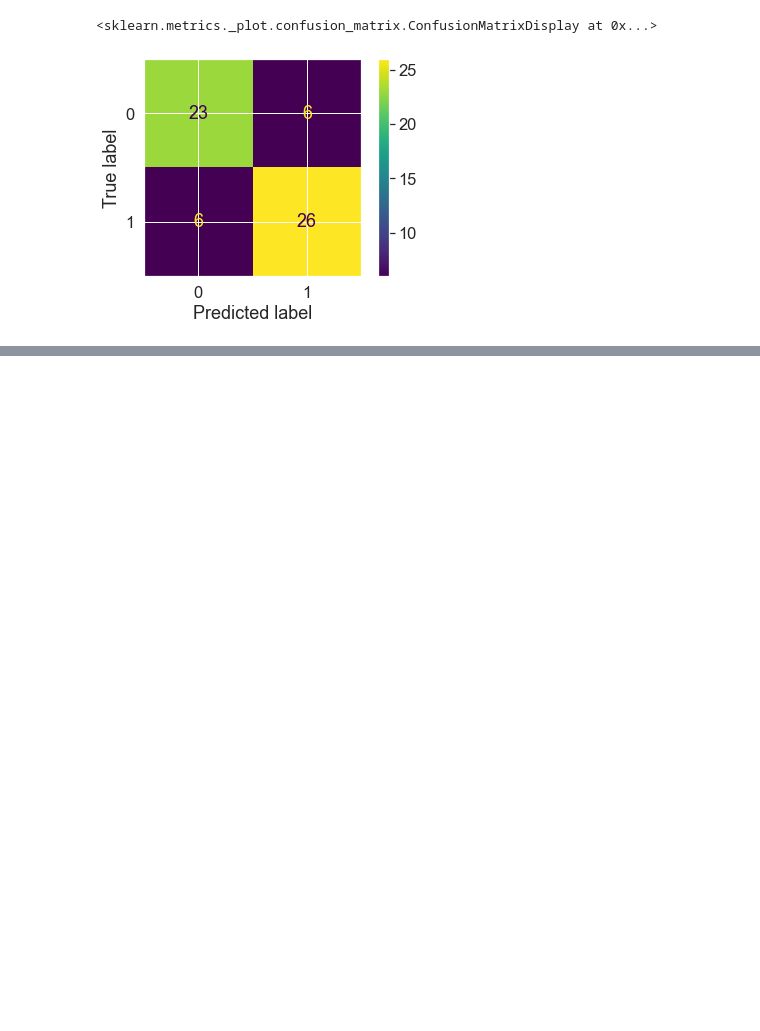
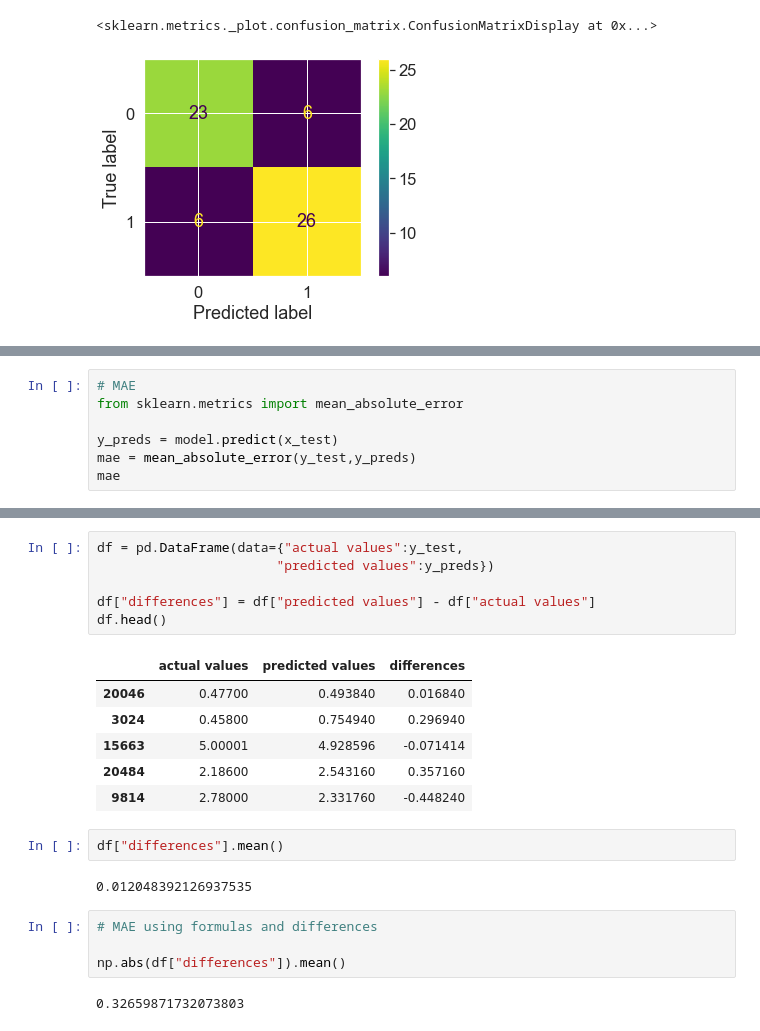
Before and after one commit to cwg7/Scikit-learn-Overview, a Jupyter notebook: Scikit-learn_Overview.ipynb, the cells around one changed output, grey strips where cells are left out. Drawn from its saved outputs; the diff is of its cells as text; blank space fills up the shorter version.

```diff
--- a/Scikit-learn_Overview.ipynb
+++ b/Scikit-learn_Overview.ipynb
@@ -1390,0 +1397,7 @@ r2_score(y_test,y_test)
+# %%
+# MAE
+from sklearn.metrics import mean_absolute_error
+
+y_preds = model.predict(x_test)
+mae = mean_absolute_error(y_test,y_preds)
+mae
@@ -1390,0 +1426,23 @@ r2_score(y_test,y_test)
+# %%
+df = pd.DataFrame(data={"actual values":y_test,
+                       "predicted values":y_preds})
+
+df["differences"] = df["predicted values"] - df["actual values"]
+df.head()
+# %% [output]
+|  | actual values | predicted values | differences |
+| 20046 | 0.47700 | 0.493840 | 0.016840 |
+| 3024 | 0.45800 | 0.754940 | 0.296940 |
+| 15663 | 5.00001 | 4.928596 | -0.071414 |
+| 20484 | 2.18600 | 2.543160 | 0.357160 |
+| 9814 | 2.78000 | 2.331760 | -0.448240 |
+# %%
+df["differences"].mean()
+# %% [output]
+0.012048392126937535
+# %%
+# MAE using formulas and differences
+
+np.abs(df["differences"]).mean()
+# %% [output]
+0.32659871732073803
```
Also changed, not shown: parts of 30 cells of this notebook.
